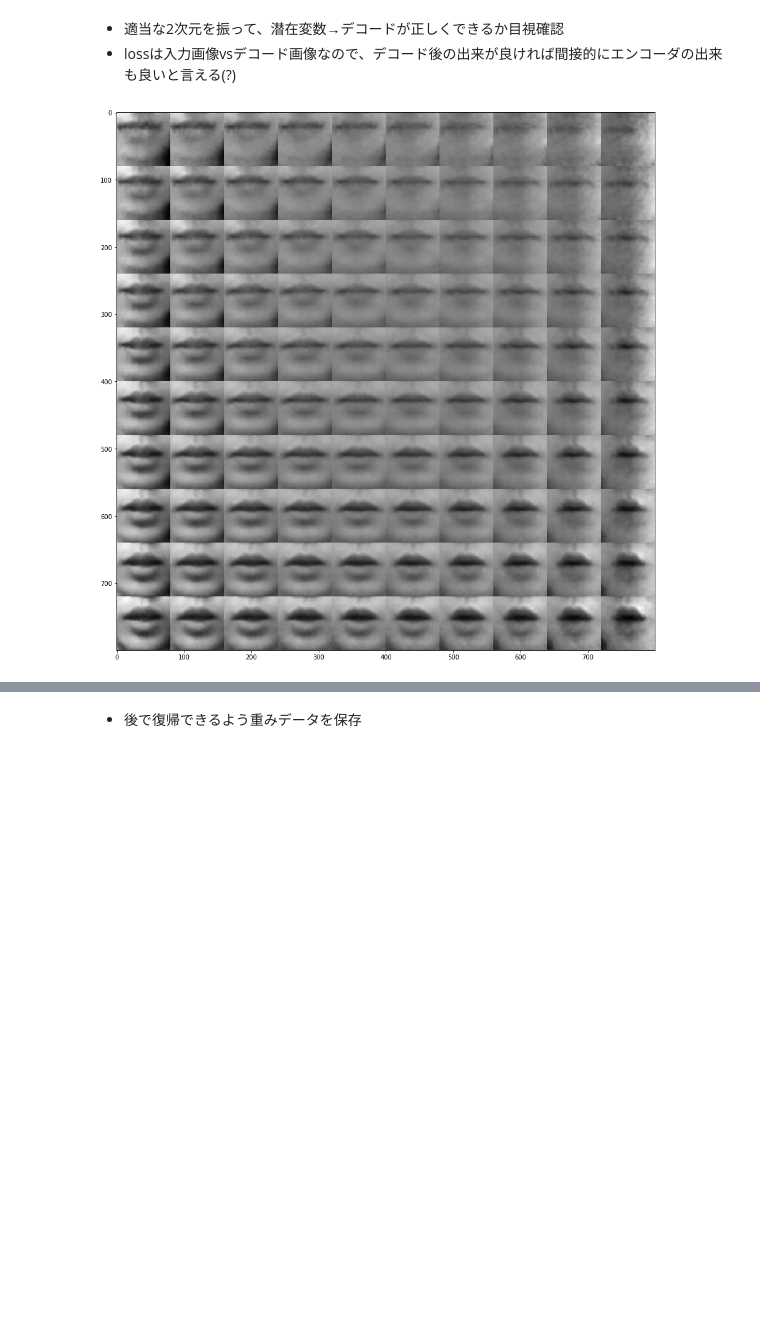
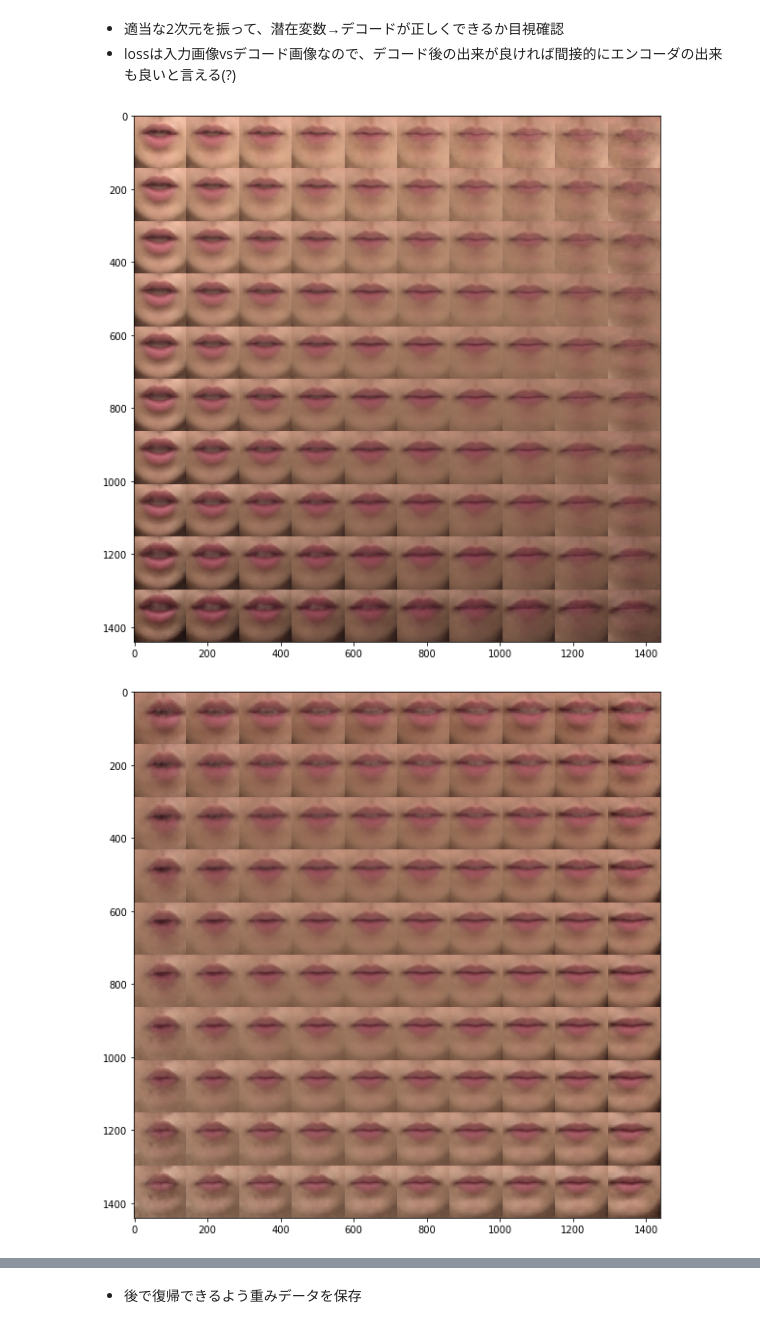
Before and after one commit to kuroy/SSRW_2018, a Jupyter notebook: SSSD_Step1_VAE_to_LF-LOI.ipynb, the cells around one changed output, grey strips where cells are left out. Cells and saved outputs as stored; diff of their text form; code cells hidden in the pictures; blank space fills up the shorter version.

Commit message:
1. Change VAE target from 80x80x1 to 144x144x3 2. Fix multitrehad bug in Step1 Train/Test data encoding 3. Add comments

```diff
--- a/SSSD_Step1_VAE_to_LF-LOI.ipynb
+++ b/SSSD_Step1_VAE_to_LF-LOI.ipynb
@@ -9,9 +9,9 @@ from keras.models import Sequential,Model
 from keras import backend as K
 import numpy as np
 
-img_shape = (80,80,1)
-batch_size = 512
-latent_dim = 8
+img_shape = (144,144,3)
+batch_size = 64
+latent_dim = 16
 
 input_img = keras.Input(shape=img_shape)
 x = layers.SeparableConv2D(32, 3, padding="same", activation="elu", kernel_initializer="he_normal")(input_img)
@@ -55,7 +54,7 @@ x = layers.Conv2DTranspose(64, 3, padding="same", activation="elu", strides=(2,2
 x = layers.Conv2DTranspose(32, 3, padding="same", activation="elu", strides=(2,2), kernel_initializer="he_normal")(x)
 x = layers.SeparableConv2D(32, 3, padding="same", activation="elu", kernel_initializer="he_normal")(x)
 x = layers.Conv2D(32, 1, padding="same", activation="elu", kernel_initializer="he_normal")(x)
-x = layers.Conv2D(1, 3, padding="same", activation="sigmoid", kernel_initializer="he_normal")(x)
+x = layers.Conv2D(3, 1, padding="same", activation="sigmoid", kernel_initializer="he_normal")(x)
 
 decoder = Model(decoder_input, x)
 z_decoded = decoder(z)
@@ -86,7 +85,7 @@ from keras import optimizers
 %matplotlib inline
 
 vae = Model(input_img, y)
-vae.compile(optimizer="rmsprop", loss=None)
+vae.compile(optimizer="adam", loss=None)
 vae.summary()
 # %% [output]
 __________________________________________________________________________________________________
@@ -163,13 +166,14 @@ img_queue = queue.Queue(2)
 qp = QueuePutter(img_queue, train_generator)
 qp.start(2)
 
-for i in range(1000):#(TOTAL_DATANUM+batch_size-1)//batch_size):
+for i in range(4000):#(TOTAL_DATANUM+batch_size-1)//batch_size):
     batch = img_queue.get()
     vae.fit(
         x=batch[0],y=None,
-        steps_per_epoch=32,
+        steps_per_epoch=16,
         initial_epoch=i,
         epochs=(i+1),
+        verbose=0
     )
 
 qp.stop()
@@ -197,23 +183,33 @@ Epoch 1000/1000
 # %%
 from scipy.stats import norm
 
-n = 10
-img_size = img_shape[0]
-figure = np.empty((img_size * n, img_size * n))
-grid_x = norm.ppf(np.linspace(0.05,.95,n))
-grid_y = norm.ppf(np.linspace(0.05,.95,n))
-grid_other = norm.ppf(0.5)
-for i,yi in enumerate(grid_y):
-    for j,xi in enumerate(grid_x):
-        z_sample = np.array([[grid_other]*latent_dim])
-        z_sample[0][0] = xi
-        z_sample[0][1] = yi
-        z_sample = np.tile(z_sample,batch_size).reshape(batch_size, latent_dim)
-        x_decoded = decoder.predict(z_sample, batch_size=batch_size)
-        digit = x_decoded[0].reshape(img_size,img_size)
-        figure[i*img_size:(i+1)*img_size, j*img_size:(j+1)*img_size] = digit
-plt.figure(figsize=(16,16))
-plt.imshow(figure, cmap="gray")
-plt.show()
+def show_img_matrix(img_shape,axis_pair):
+    n = 10
+    if img_shape.ndim == 2:
+        h,w = img_shape
+        c = 1
+    else:
+        h,w,c = img_shape
+
+    figure = np.empty((h*n,w*n,c))
+    grid_x = norm.ppf(np.linspace(0.05,.95,n))
+    grid_y = norm.ppf(np.linspace(0.05,.95,n))
+    grid_other = norm.ppf(0.5)
+    for i,yi in enumerate(grid_y):
+        for j,xi in enumerate(grid_x):
+            z_sample = np.array([[grid_other]*latent_dim])
+            z_sample[0][axis_pair[0]] = xi
+            z_sample[0][axis_pair[1]] = yi
+            z_sample = np.tile(z_sample,batch_size).reshape(batch_size, latent_dim)
+            x_decoded = decoder.predict(z_sample, batch_size=batch_size)
+            img_decoded = x_decoded[0].reshape((h,w,c))
+            figure[i*h:(i+1)*h, j*w:(j+1)*w,:] = img_decoded
+    plt.figure(figsize=(10,10))
+    plt.imshow(figure)
+    plt.show()
+
+for ax_pair in ((0,1),(2,3),(4,5)):
+    show_img_matrix(img_shape=np.array(img_shape),axis_pair=ax_pair)
 # %% [output]
-[figure, old version]
+[figure, new version]
+[figure, added]
```
Also changed, not shown: parts of 15 cells of this notebook, 1 other file.
